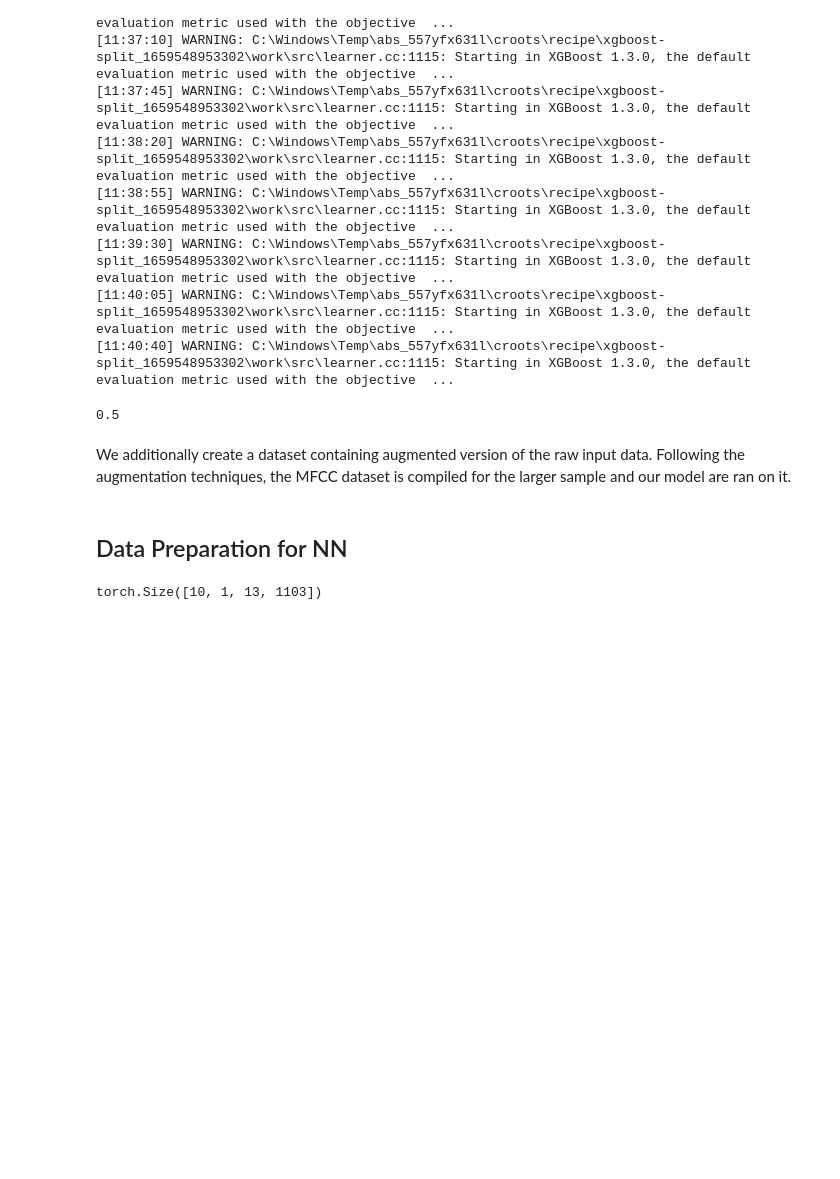
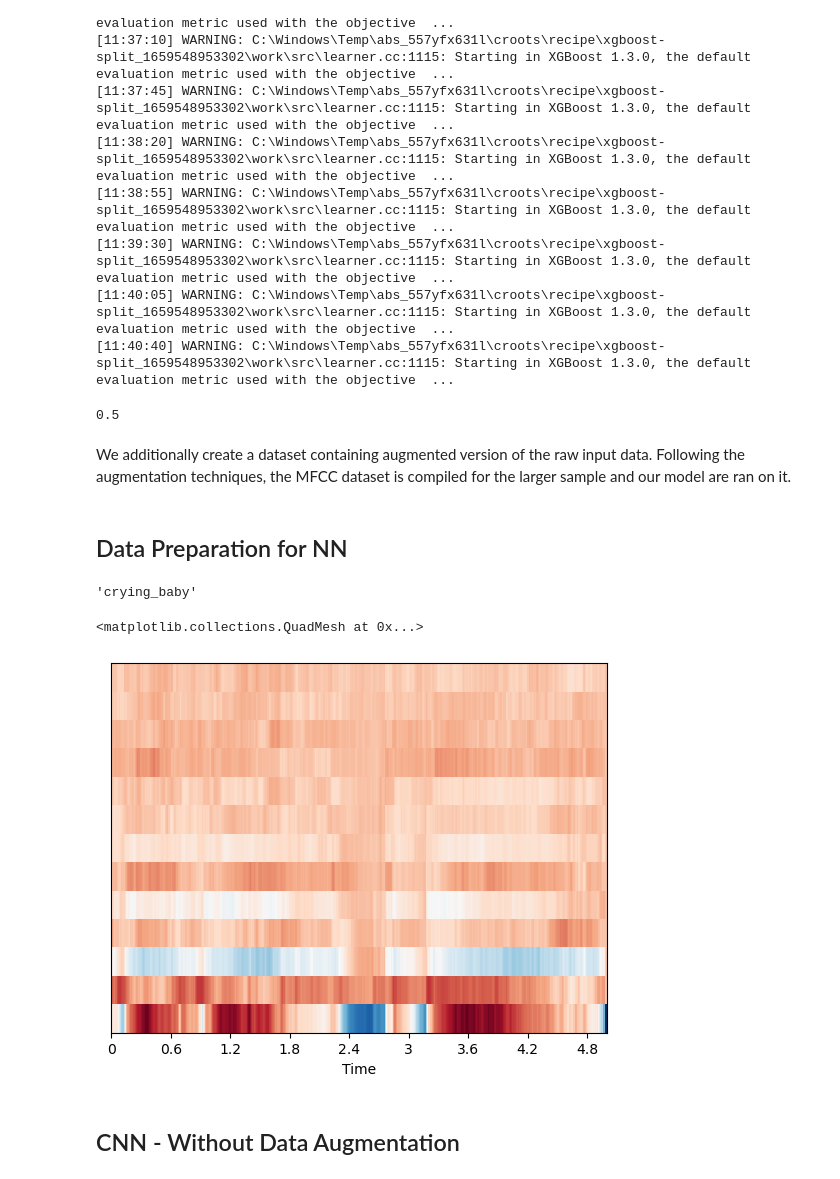
Before and after one commit to santiviquez/noisy-human-recognition, a Jupyter notebook: sound-classification.ipynb, the cells around one changed output. Saved outputs shown, nothing was run; the diff lists cells and outputs as text; code cells hidden in the pictures; blank space fills up the shorter version.

```diff
--- a/sound-classification.ipynb
+++ b/sound-classification.ipynb
@@ -446,11 +451,16 @@ RATE = 44100
 transform = Compose(
     [
      RandomApply([Noise(min_snr=0.001, max_snr=0.005)], p=0.3), ## TODO: add more augmentations
-     transforms.MFCC(sample_rate=RATE, n_mfcc=13)
+     transforms.MFCC(sample_rate=RATE,
+                     n_mfcc=13,
+                     melkwargs={"n_fft": 2048, "hop_length": 512, "n_mels": 60})
     ])
 
 dataloader_dic = get_dataloader_dict(esc50_human)
 X_train, y_train, X_val, y_val = train_val_loader(dataloader_dic, fold=1)
 
-train_dataset = ESCHDataset(X_train, list(y_train), transform=transform)
+train_dataset = ESCHDataset(X_train, y_train, transform=transform)
 train_loader = DataLoader(train_dataset, batch_size=10, drop_last=True)
+
+val_dataset = ESCHDataset(X_val, y_val, transform=transform)
+val_loader = DataLoader(val_dataset, batch_size=10, drop_last=True)
@@ -461,4 +466,0 @@ audios, labels = next(dataiter)
-# %%
-audios.shape
-# %% [output]
-torch.Size([10, 1, 13, 1103])
@@ -464,0 +470,12 @@ torch.Size([10, 1, 13, 1103])
+# %%
+categories_dict = dict(zip(esc50_human.target, esc50_human.category))
+categories_dict[labels[2].item()]
+# %% [output]
+'crying_baby'
+# %%
+librosa.display.specshow(audios[2, 0, :, :].numpy(), x_axis='time', sr=RATE, cmap='RdBu_r')
+# %% [output]
+<matplotlib.collections.QuadMesh at 0x...>
+[figure, added]
+# %% [markdown]
+## CNN - Without Data Augmentation
```
Also changed, not shown: parts of 12 cells of this notebook.
